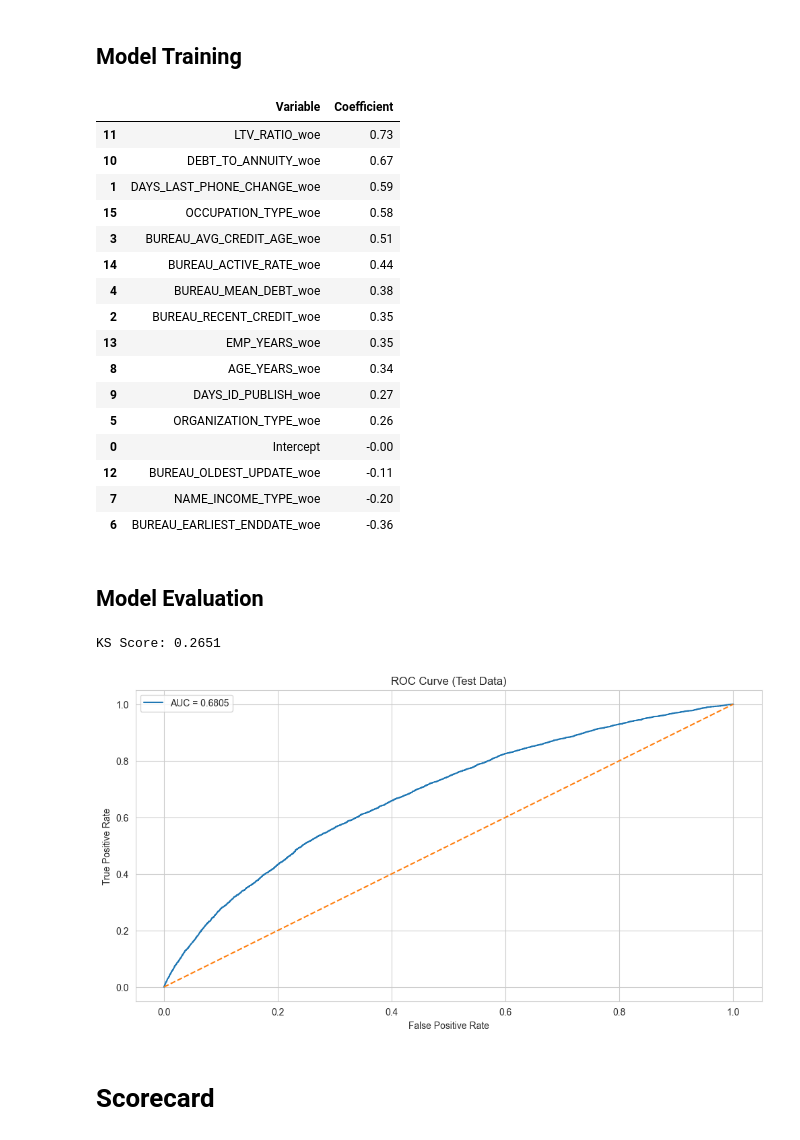
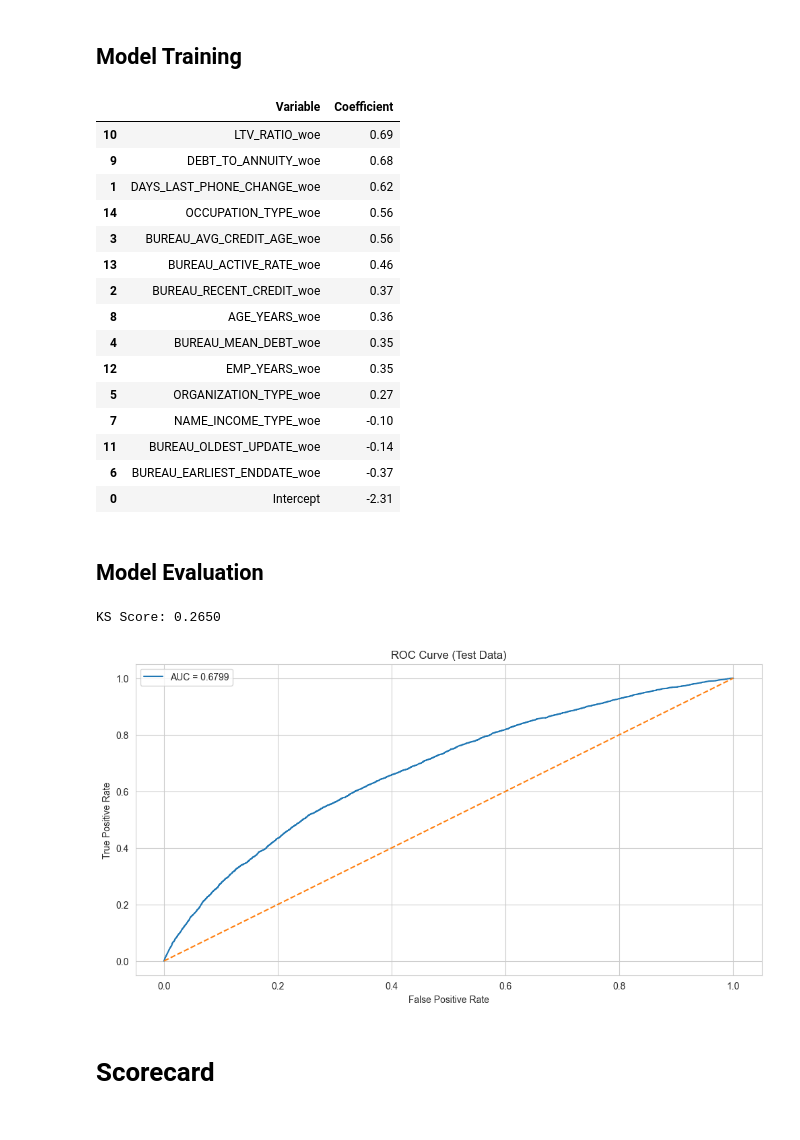
Before and after one commit to spectre-meltdown/IS453-Financial_Analytics-Scorecard_Project, a Jupyter notebook: 2. Scorecard Generation and Evaluation.ipynb, the cells around one changed output. Cells and saved outputs as stored; diff of their text form; code cells hidden in the pictures.

```diff
--- a/2. Scorecard Generation and Evaluation.ipynb
+++ b/2. Scorecard Generation and Evaluation.ipynb
@@ -659,6 +659,24 @@ summary
 # %% [markdown]
 ## WOE Encoding
 # %%
+top_15_vars = [
+    'DEBT_TO_ANNUITY',
+    'EMP_YEARS',
+    'BUREAU_AVG_CREDIT_AGE',
+    'AGE_YEARS',
+    'BUREAU_ACTIVE_RATE',
+    'OCCUPATION_TYPE',
+    'ORGANIZATION_TYPE',
+    'LTV_RATIO',
+    'BUREAU_RECENT_CREDIT',
+    'BUREAU_OLDEST_UPDATE',
+    'NAME_INCOME_TYPE',
+    'BUREAU_EARLIEST_ENDDATE',
+    'BUREAU_MEAN_DEBT',
+    'DAYS_LAST_PHONE_CHANGE',
+    'DAYS_ID_PUBLISH' #Should be removed, AUC value reduced by 0.006 after removal
+]
+
 bins_final = sc.woebin(
     train,
     y=target,
@@ -694,50 +702,48 @@ train_woe.head()
 woe_cols = [col for col in train_woe.columns if col.endswith('_woe')]
 
 X_train = train_woe[woe_cols]
 y_train = train_woe[target]
 
 X_test = test_woe[woe_cols]
 y_test = test_woe[target]
 
 logreg = linear_model.LogisticRegression(
     penalty='l2',
     solver='lbfgs',
     random_state=42,
-    class_weight="balanced"
 )
 
 logreg.fit(X_train, y_train)
 
 # Extract intercept
 intercept = logreg.intercept_[0]
 
 # Create coefficient table (including intercept)
 coef_df = pd.DataFrame({
     'Variable': ['Intercept'] + woe_cols,
     'Coefficient': np.concatenate([[intercept], logreg.coef_[0]])
 })
 
 coef_df = coef_df.sort_values(by='Coefficient', ascending=False)
 
 coef_df
 # %% [output]
 |  | Variable | Coefficient |
-| 11 | LTV_RATIO_woe | 0.73 |
-| 10 | DEBT_TO_ANNUITY_woe | 0.67 |
-| 1 | DAYS_LAST_PHONE_CHANGE_woe | 0.59 |
-| 15 | OCCUPATION_TYPE_woe | 0.58 |
-| 3 | BUREAU_AVG_CREDIT_AGE_woe | 0.51 |
-| 14 | BUREAU_ACTIVE_RATE_woe | 0.44 |
-| 4 | BUREAU_MEAN_DEBT_woe | 0.38 |
-| 2 | BUREAU_RECENT_CREDIT_woe | 0.35 |
-| 13 | EMP_YEARS_woe | 0.35 |
-| 8 | AGE_YEARS_woe | 0.34 |
-| 9 | DAYS_ID_PUBLISH_woe | 0.27 |
-| 5 | ORGANIZATION_TYPE_woe | 0.26 |
-| 0 | Intercept | -0.00 |
-| 12 | BUREAU_OLDEST_UPDATE_woe | -0.11 |
-| 7 | NAME_INCOME_TYPE_woe | -0.20 |
-| 6 | BUREAU_EARLIEST_ENDDATE_woe | -0.36 |
+| 10 | LTV_RATIO_woe | 0.69 |
+| 9 | DEBT_TO_ANNUITY_woe | 0.68 |
+| 1 | DAYS_LAST_PHONE_CHANGE_woe | 0.62 |
+| 14 | OCCUPATION_TYPE_woe | 0.56 |
+| 3 | BUREAU_AVG_CREDIT_AGE_woe | 0.56 |
+| 13 | BUREAU_ACTIVE_RATE_woe | 0.46 |
+| 2 | BUREAU_RECENT_CREDIT_woe | 0.37 |
+| 8 | AGE_YEARS_woe | 0.36 |
+| 4 | BUREAU_MEAN_DEBT_woe | 0.35 |
+| 12 | EMP_YEARS_woe | 0.35 |
+| 5 | ORGANIZATION_TYPE_woe | 0.27 |
+| 7 | NAME_INCOME_TYPE_woe | -0.10 |
+| 11 | BUREAU_OLDEST_UPDATE_woe | -0.14 |
+| 6 | BUREAU_EARLIEST_ENDDATE_woe | -0.37 |
+| 0 | Intercept | -2.31 |
 # %% [markdown]
 ## Model Evaluation
 # %%
@@ -760,7 +766,7 @@ plt.title("ROC Curve (Test Data)")
 plt.legend()
 plt.show()
 # %% [output]
-KS Score: 0.2651
+KS Score: 0.2650
 [figure]
 # %% [markdown]
 # Scorecard
```
Also changed, not shown: parts of 1 cell of this notebook.
